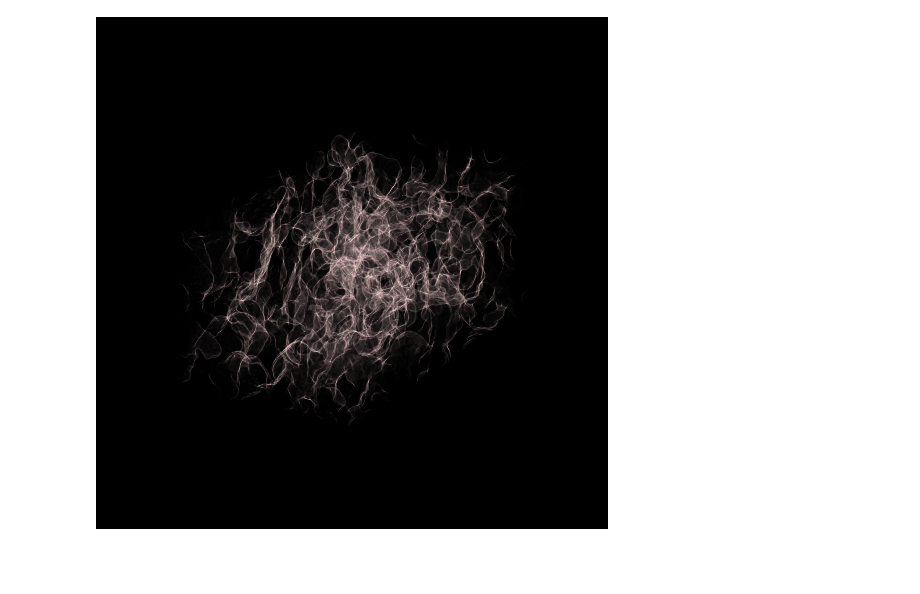
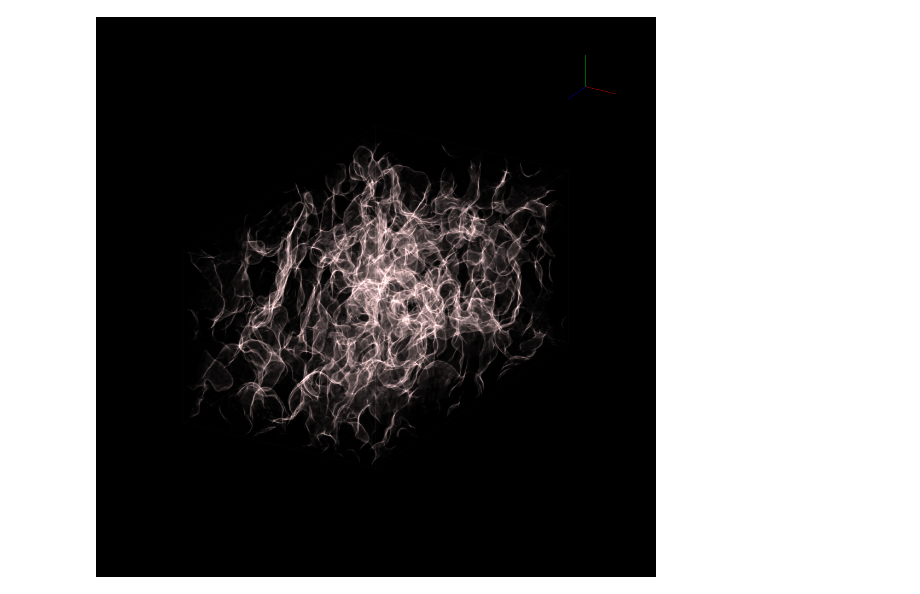
Before and after one commit to jameslehoux/openimpala-jupyter, a Jupyter notebook: OpenImpala_Visualisation.ipynb, the cells around one changed output. Cells and saved outputs as stored; diff of their text form; code cells hidden in the pictures; blank space fills up the shorter version.

```diff
--- a/OpenImpala_Visualisation.ipynb
+++ b/OpenImpala_Visualisation.ipynb
@@ -119,6 +111,9 @@ source = sc[0]
 source.tfh.set_bounds((0.000000000001, 1))
 source.tfh.set_log(True)
 source.tfh.grey_opacity = True
+sc.camera.resolution = 1024
 sc.camera.switch_orientation()
-sc.show()
+sc.annotate_axes(alpha=.5)
+sc.annotate_domain(ds, color=[1, 1, 1, 0.1])
+sc.show(sigma_clip = 4)
 # %% [output]
@@ -128,4 +123,4 @@ yt : [INFO     ] 2021-05-21 08:38:28,255 Creating transfer function
-[figure, old version]
+[figure, new version]
 # %%
 sc = yt.create_scene(ds, field="concentration")
 
```
Also changed, not shown: parts of 8 cells of this notebook.
